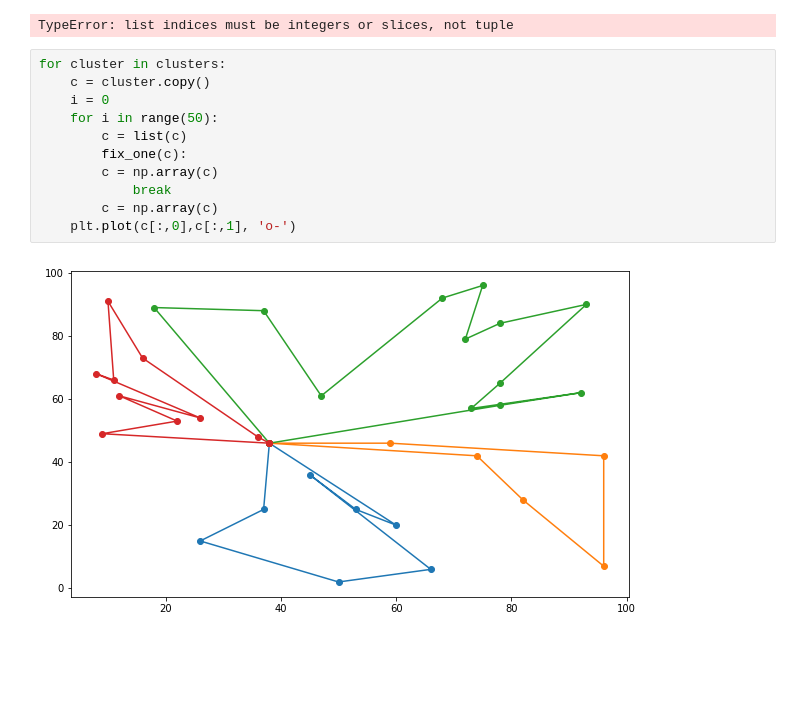
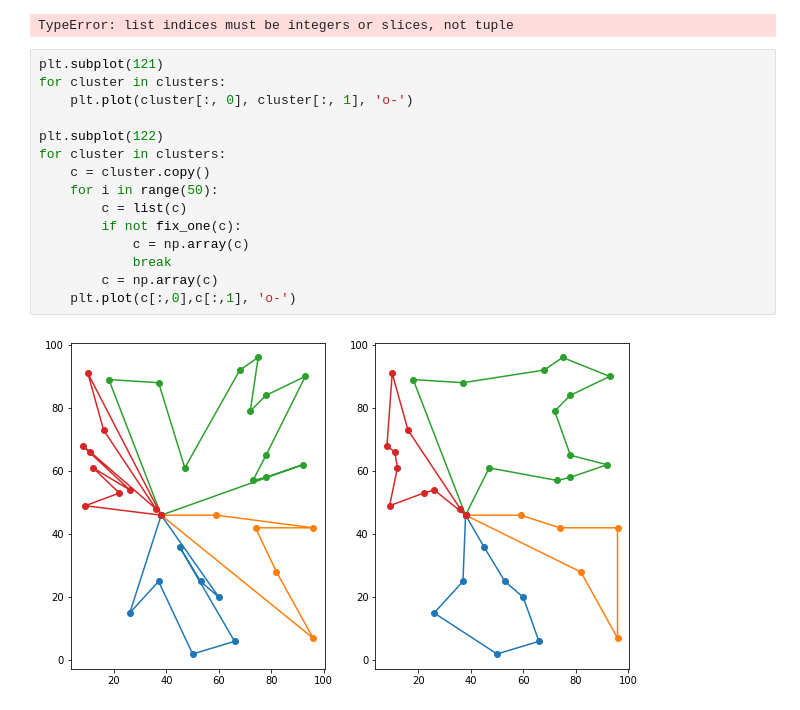
Before and after one commit to islopma/aed3-tp3-cvrp, a Jupyter notebook: notebooks/Clustering.ipynb, the cells around one changed output. Drawn from its saved outputs; the diff is of its cells as text; blank space fills up the shorter version.

```diff
--- a/notebooks/Clustering.ipynb
+++ b/notebooks/Clustering.ipynb
@@ -67,15 +67,19 @@ plt.plot(clusters[0][:,0], clusters[0][:,1])
 # %% [output]
 TypeError: list indices must be integers or slices, not tuple
 # %%
+plt.subplot(121)
+for cluster in clusters:
+    plt.plot(cluster[:, 0], cluster[:, 1], 'o-')
+
+plt.subplot(122)
 for cluster in clusters:
     c = cluster.copy()
-    i = 0
     for i in range(50):
         c = list(c)
-        fix_one(c):
-        c = np.array(c)
+        if not fix_one(c):
+            c = np.array(c)
             break
         c = np.array(c)
     plt.plot(c[:,0],c[:,1], 'o-')
 # %% [output]
-[figure, old version]
+[figure, new version]
```
